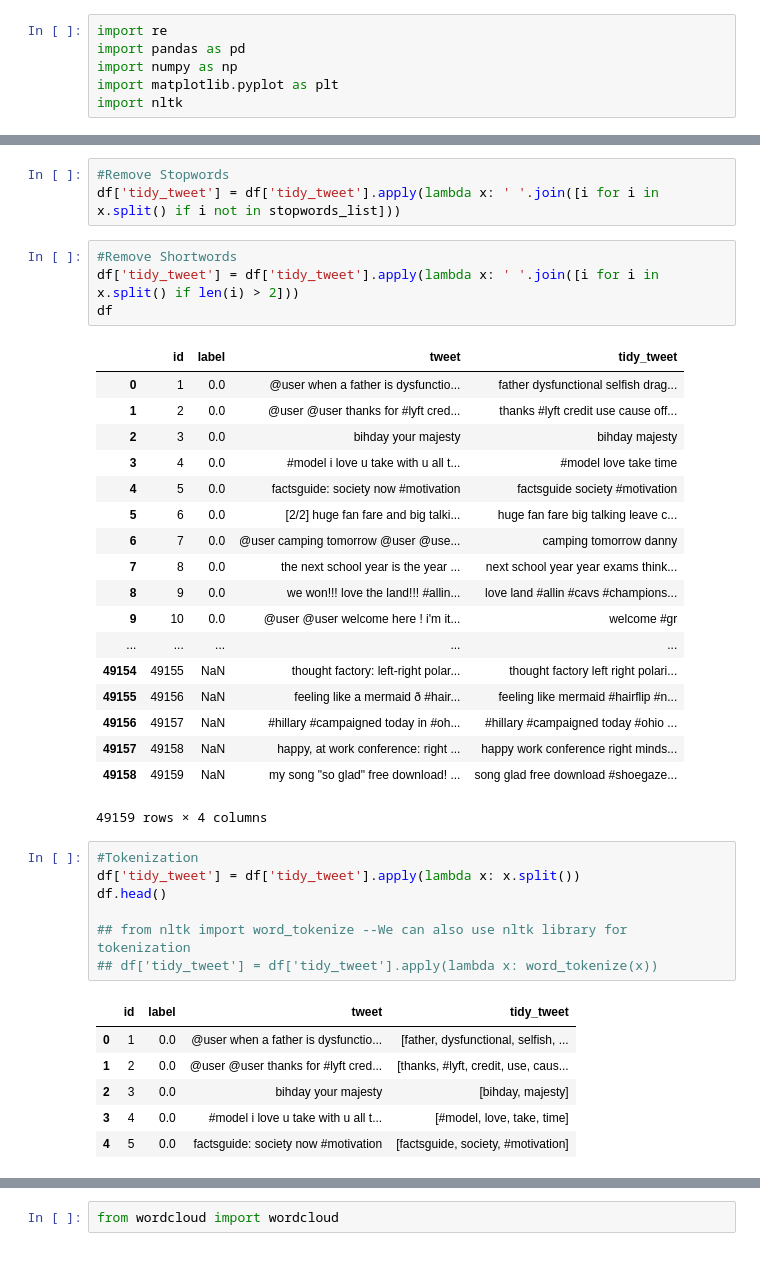
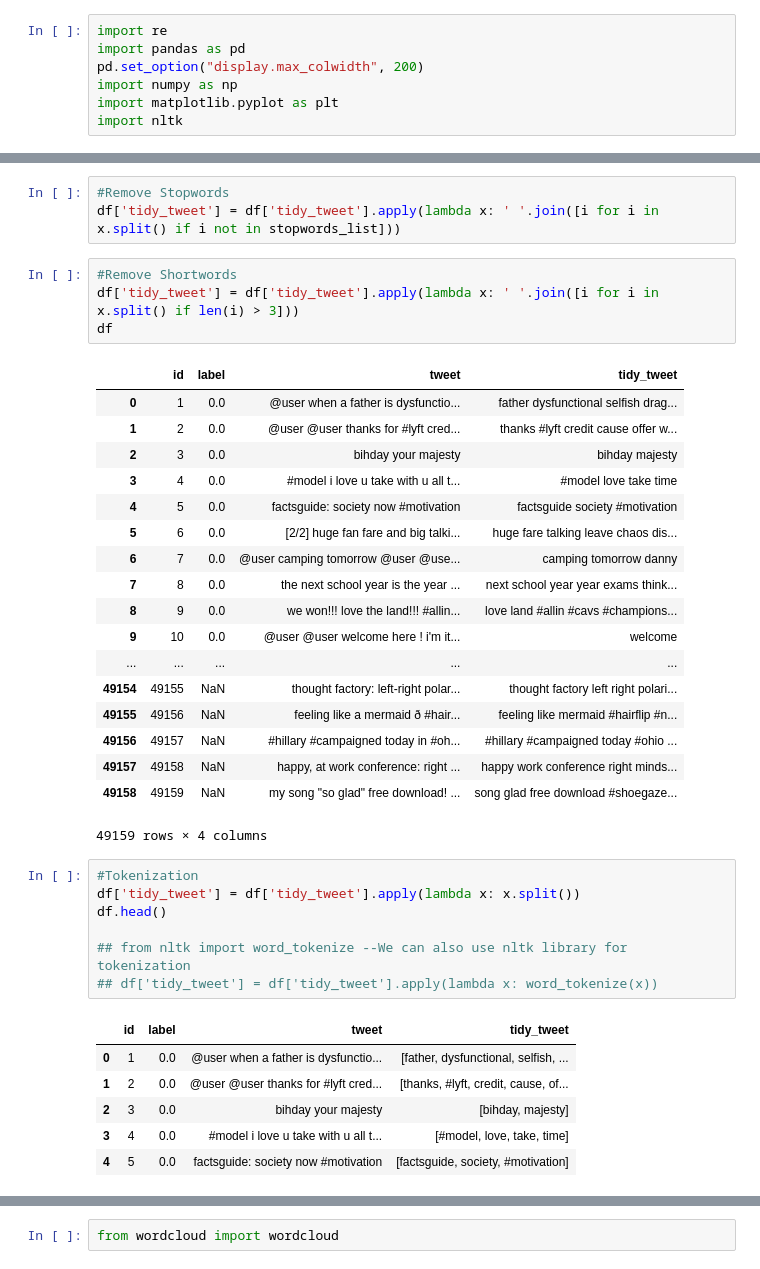
Before and after one commit to Abhinavb08/Data-Science, a Jupyter notebook: Sentimental Analysis Code.ipynb, the cells around one changed output, grey strips where cells are left out. Drawn from its saved outputs; the diff is of its cells as text.

```diff
--- a/Sentimental Analysis Code.ipynb
+++ b/Sentimental Analysis Code.ipynb
@@ -1,6 +1,7 @@
 # %%
 import re
 import pandas as pd
+pd.set_option("display.max_colwidth", 200)
 import numpy as np
 import matplotlib.pyplot as plt
 import nltk
@@ -74,19 +120,19 @@ stopwords_list
 df['tidy_tweet'] = df['tidy_tweet'].apply(lambda x: ' '.join([i for i in x.split() if i not in stopwords_list]))
 # %%
 #Remove Shortwords
-df['tidy_tweet'] = df['tidy_tweet'].apply(lambda x: ' '.join([i for i in x.split() if len(i) > 2]))
+df['tidy_tweet'] = df['tidy_tweet'].apply(lambda x: ' '.join([i for i in x.split() if len(i) > 3]))
 df
 # %% [output]
 |  | id | label | tweet | tidy_tweet |
 | 0 | 1 | 0.0 | @user when a father is dysfunctio... | father dysfunctional selfish drag... |
-| 1 | 2 | 0.0 | @user @user thanks for #lyft cred... | thanks #lyft credit use cause off... |
+| 1 | 2 | 0.0 | @user @user thanks for #lyft cred... | thanks #lyft credit cause offer w... |
 | 2 | 3 | 0.0 | bihday your majesty | bihday majesty |
 | 3 | 4 | 0.0 | #model i love u take with u all t... | #model love take time |
 | 4 | 5 | 0.0 | factsguide: society now #motivation | factsguide society #motivation |
-| 5 | 6 | 0.0 | [2/2] huge fan fare and big talki... | huge fan fare big talking leave c... |
+| 5 | 6 | 0.0 | [2/2] huge fan fare and big talki... | huge fare talking leave chaos dis... |
 | 6 | 7 | 0.0 | @user camping tomorrow @user @use... | camping tomorrow danny |
 | 7 | 8 | 0.0 | the next school year is the year ... | next school year year exams think... |
 | 8 | 9 | 0.0 | we won!!! love the land!!! #allin... | love land #allin #cavs #champions... |
-| 9 | 10 | 0.0 | @user @user welcome here ! i'm it... | welcome #gr |
+| 9 | 10 | 0.0 | @user @user welcome here ! i'm it... | welcome |
 | ... | ... | ... | ... | ... |
 | 49154 | 49155 | NaN | thought factory: left-right polar... | thought factory left right polari... |
@@ -105,7 +151,7 @@ df.head()
 # %% [output]
 |  | id | label | tweet | tidy_tweet |
 | 0 | 1 | 0.0 | @user when a father is dysfunctio... | [father, dysfunctional, selfish, ... |
-| 1 | 2 | 0.0 | @user @user thanks for #lyft cred... | [thanks, #lyft, credit, use, caus... |
+| 1 | 2 | 0.0 | @user @user thanks for #lyft cred... | [thanks, #lyft, credit, cause, of... |
 | 2 | 3 | 0.0 | bihday your majesty | [bihday, majesty] |
 | 3 | 4 | 0.0 | #model i love u take with u all t... | [#model, love, take, time] |
 | 4 | 5 | 0.0 | factsguide: society now #motivation | [factsguide, society, #motivation] |
```
Also changed, not shown: parts of 18 cells of this notebook.
